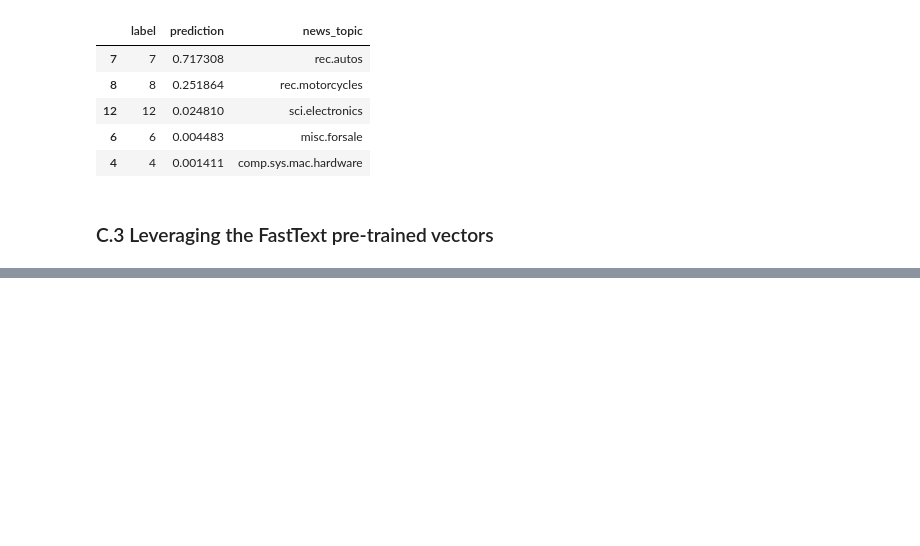
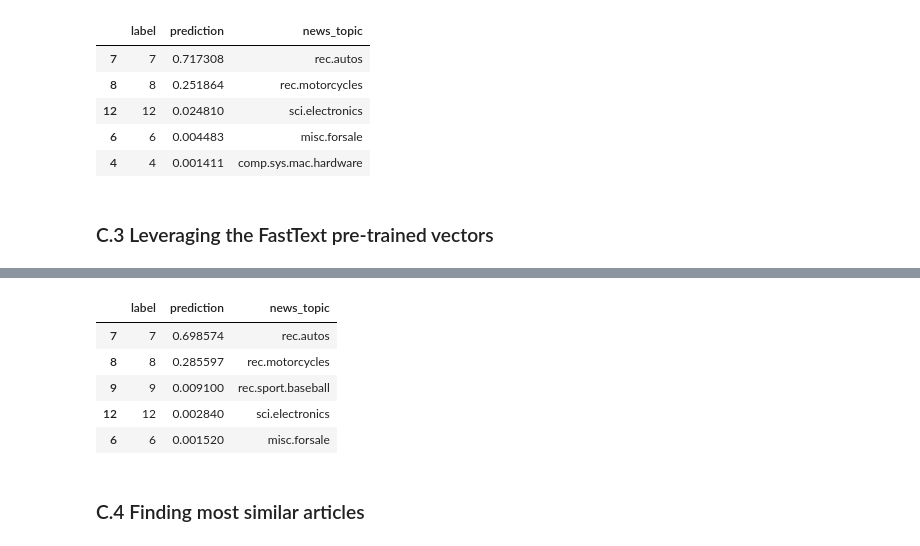
Before and after one commit to kristofrabay/Deep-Learning-w-Python, a Jupyter notebook: assignment_2_CNN_RNN_RL/Kristof_Rabay_Home_Assignment_2_C_NewsgroupsSimilarity.ipynb, the cells around one changed output, grey strips where cells are left out. Drawn from its saved outputs; the diff is of its cells as text; code cells hidden in the pictures; blank space fills up the shorter version.

```diff
--- a/assignment_2_CNN_RNN_RL/Kristof_Rabay_Home_Assignment_2_C_NewsgroupsSimilarity.ipynb
+++ b/assignment_2_CNN_RNN_RL/Kristof_Rabay_Home_Assignment_2_C_NewsgroupsSimilarity.ipynb
@@ -236,0 +355,12 @@ prediction_results(text)
+# %%
+text = "My mechanic told me I better change the oil and my tires."
+prediction_results(text, model)
+# %% [output]
+|  | label | prediction | news_topic |
+| 7 | 7 | 0.698574 | rec.autos |
+| 8 | 8 | 0.285597 | rec.motorcycles |
+| 9 | 9 | 0.009100 | rec.sport.baseball |
+| 12 | 12 | 0.002840 | sci.electronics |
+| 6 | 6 | 0.001520 | misc.forsale |
+# %% [markdown]
+### C.4 Finding most similar articles
```
Also changed, not shown: parts of 15 cells of this notebook.
